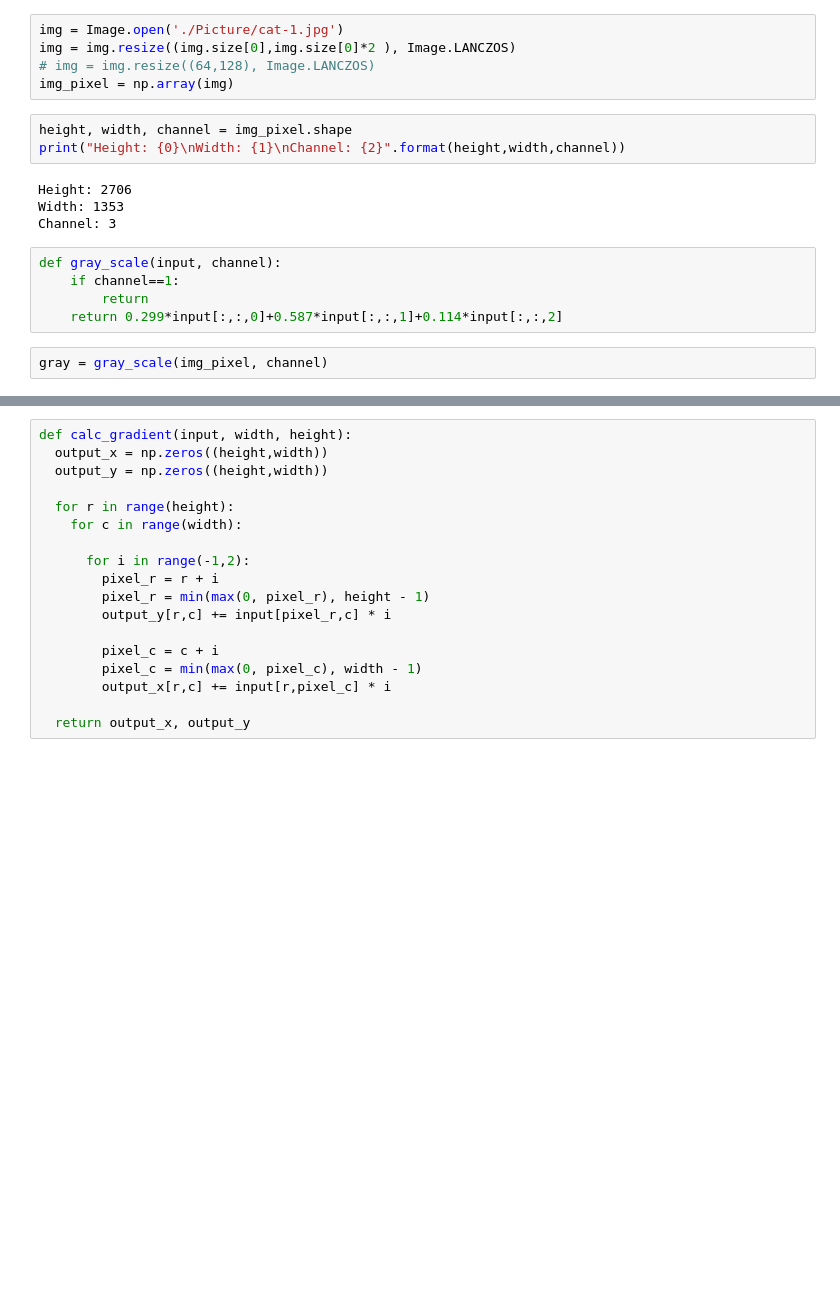
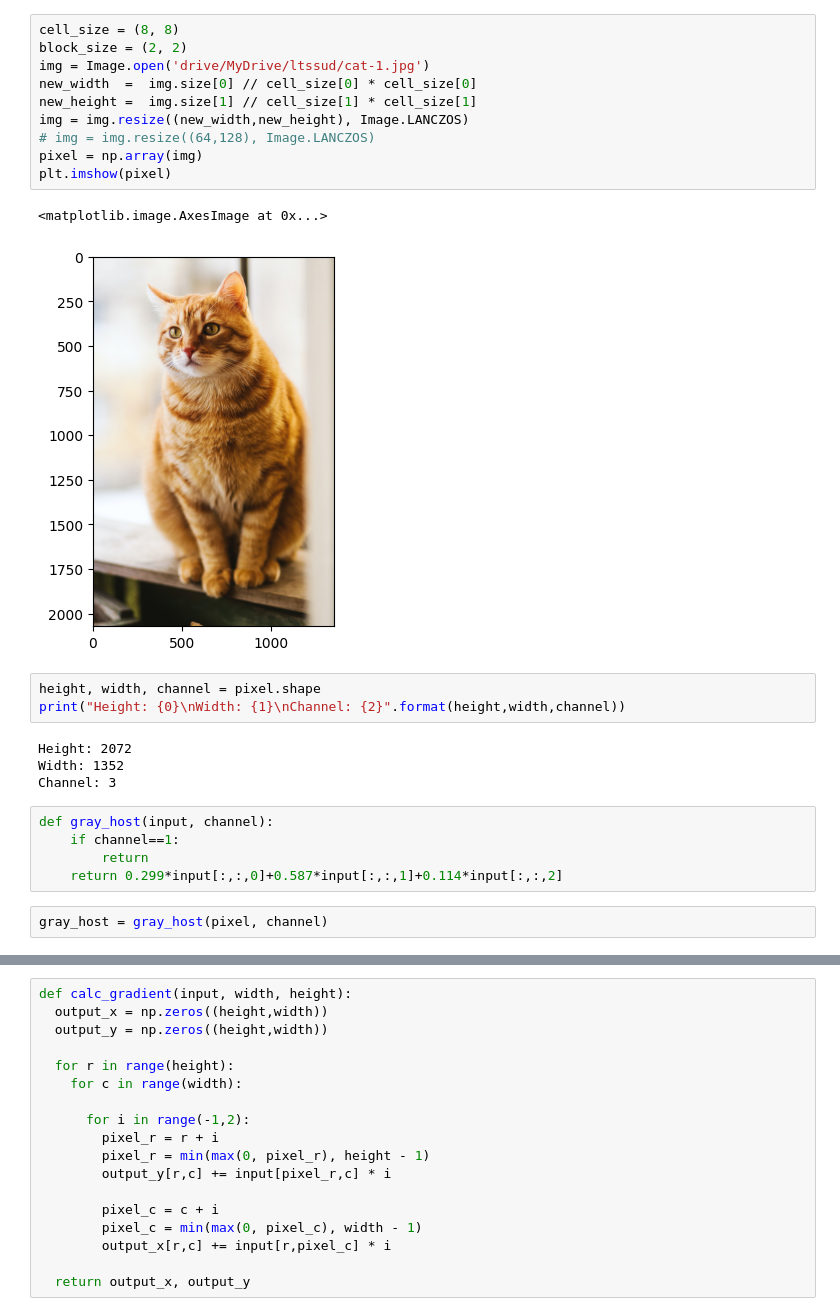
Before and after one commit to dolekhanhdang/Applied-Parallel-Programming, a Jupyter notebook: Parallel/HOG/convolution.ipynb, the cells around one changed output, grey strips where cells are left out. Saved outputs shown, nothing was run; the diff lists cells and outputs as text; blank space fills up the shorter version.

```diff
--- a/Parallel/HOG/convolution.ipynb
+++ b/Parallel/HOG/convolution.ipynb
@@ -8,19 +23,27 @@ from skimage import exposure
 # %%
-img = Image.open('./Picture/cat-1.jpg')
-img = img.resize((img.size[0],img.size[0]*2 ), Image.LANCZOS)
+cell_size = (8, 8)
+block_size = (2, 2)
+img = Image.open('drive/MyDrive/ltssud/cat-1.jpg')
+new_width  =  img.size[0] // cell_size[0] * cell_size[0]
+new_height =  img.size[1] // cell_size[1] * cell_size[1]
+img = img.resize((new_width,new_height), Image.LANCZOS)
 # img = img.resize((64,128), Image.LANCZOS)
-img_pixel = np.array(img)
+pixel = np.array(img)
+plt.imshow(pixel)
+# %% [output]
+<matplotlib.image.AxesImage at 0x...>
+[figure, added]
 # %%
-height, width, channel = img_pixel.shape
+height, width, channel = pixel.shape
 print("Height: {0}\nWidth: {1}\nChannel: {2}".format(height,width,channel))
 # %% [output]
-Height: 2706
-Width: 1353
+Height: 2072
+Width: 1352
 Channel: 3
 # %%
-def gray_scale(input, channel):
+def gray_host(input, channel):
     if channel==1:
         return
     return 0.299*input[:,:,0]+0.587*input[:,:,1]+0.114*input[:,:,2]
-# %%
-gray = gray_scale(img_pixel, channel)
+# %%
+gray_host = gray_host(pixel, channel)
```
Also changed, not shown: parts of 44 cells of this notebook.
